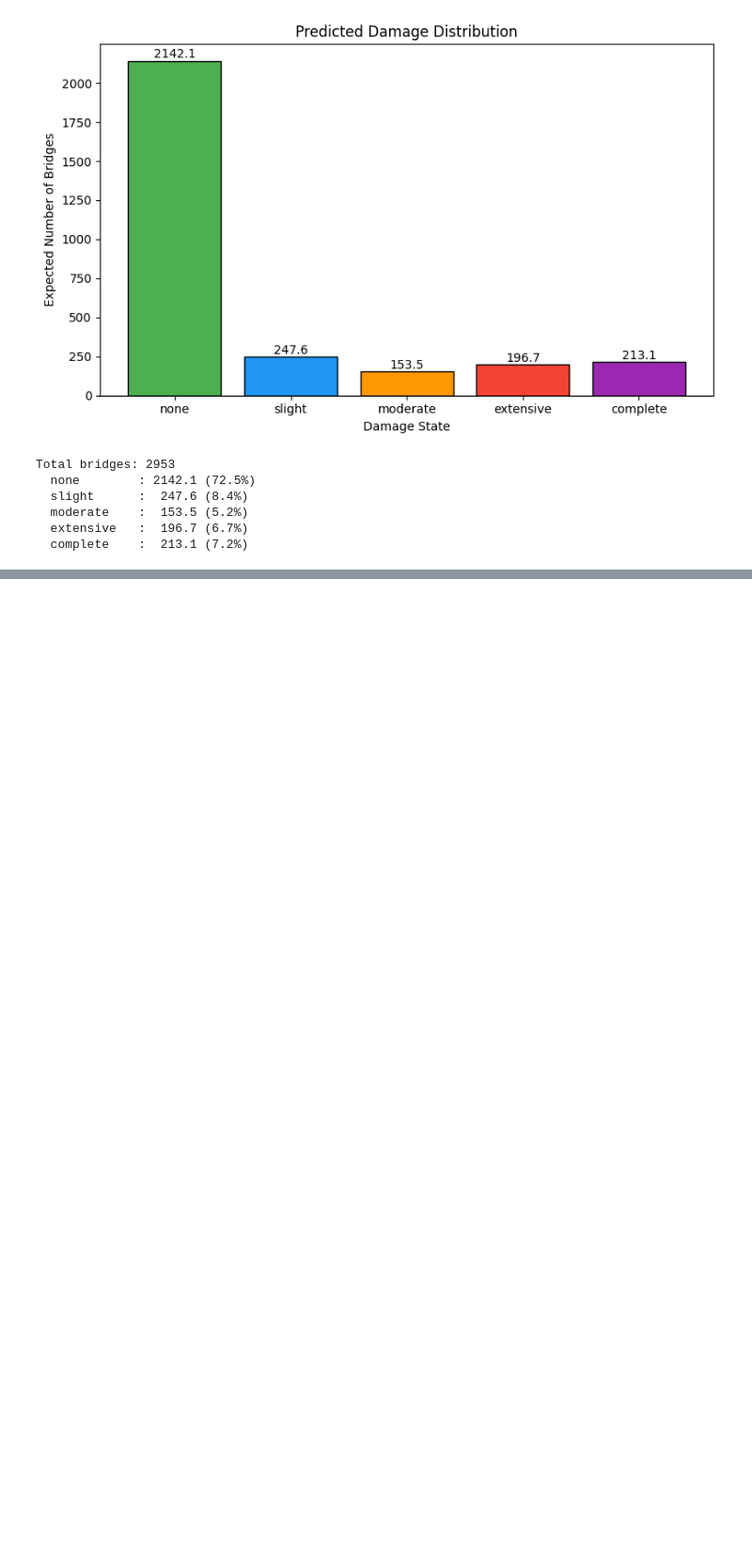
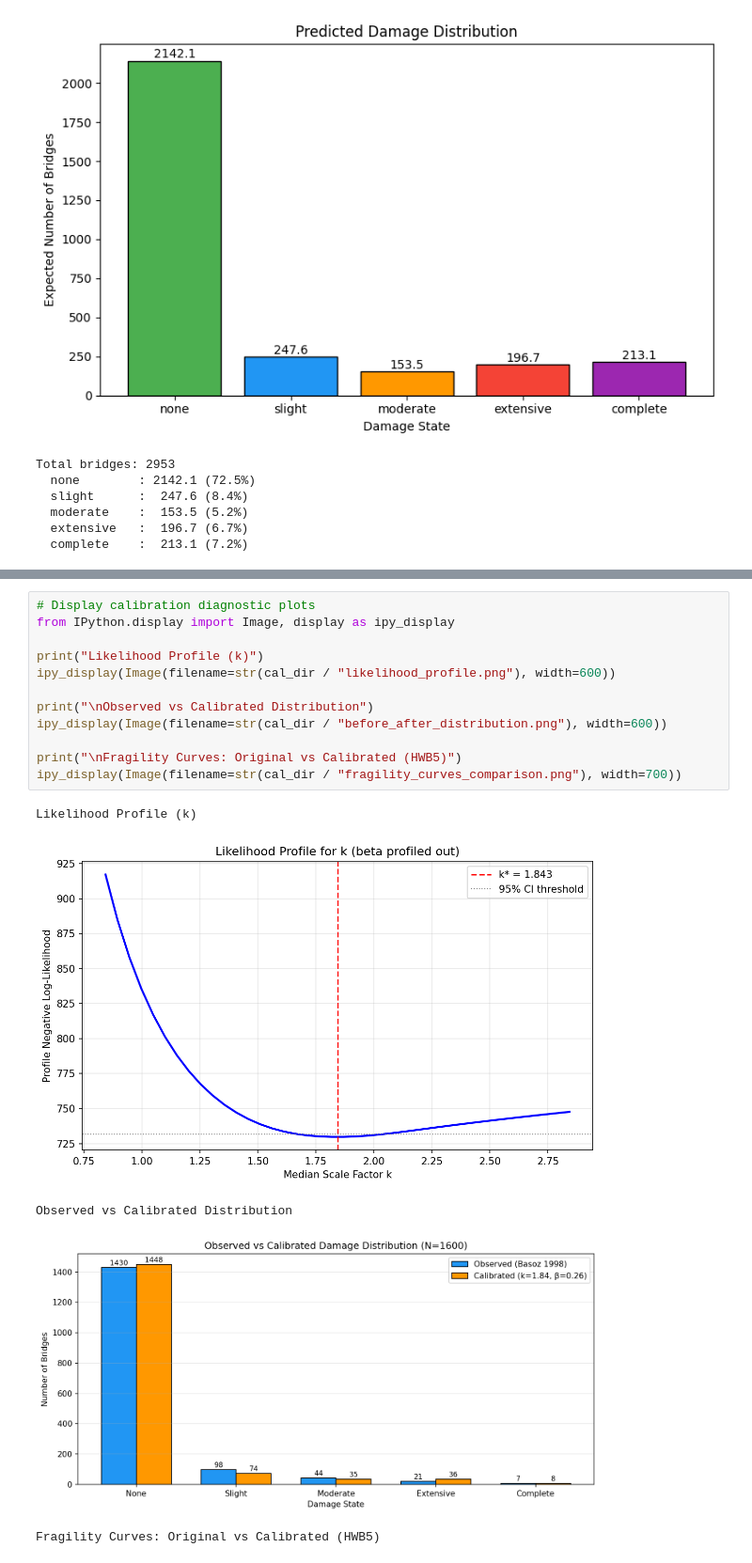
Before and after one commit to WenyuChiou/Cat_framework, a Jupyter notebook: tutorials/04_fragility.ipynb, the cells around one changed output, grey strips where cells are left out. Shown at 94% size. Drawn from its saved outputs; the diff is of its cells as text; blank space fills up the shorter version.

```diff
--- a/tutorials/04_fragility.ipynb
+++ b/tutorials/04_fragility.ipynb
@@ -368,0 +439,18 @@ Total bridges: 2953
+# %%
+# Display calibration diagnostic plots
+from IPython.display import Image, display as ipy_display
+
+print("Likelihood Profile (k)")
+ipy_display(Image(filename=str(cal_dir / "likelihood_profile.png"), width=600))
+
+print("\nObserved vs Calibrated Distribution")
+ipy_display(Image(filename=str(cal_dir / "before_after_distribution.png"), width=600))
+
+print("\nFragility Curves: Original vs Calibrated (HWB5)")
+ipy_display(Image(filename=str(cal_dir / "fragility_curves_comparison.png"), width=700))
+# %% [output]
+Likelihood Profile (k)
+[figure, added]
+Observed vs Calibrated Distribution
+[figure, added]
+Fragility Curves: Original vs Calibrated (HWB5)
```
Also changed, not shown: parts of 4 cells of this notebook, 3 other files.
